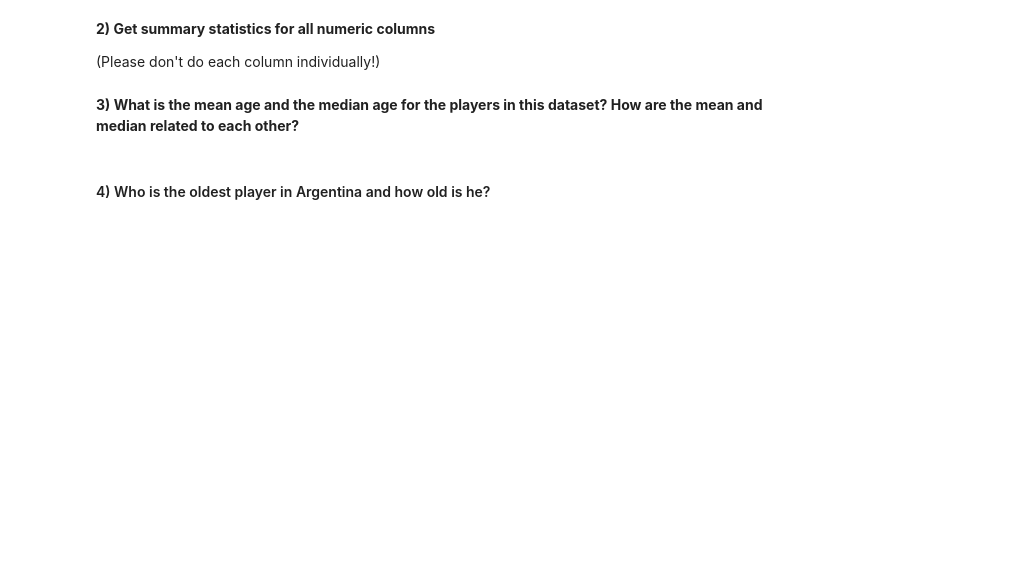
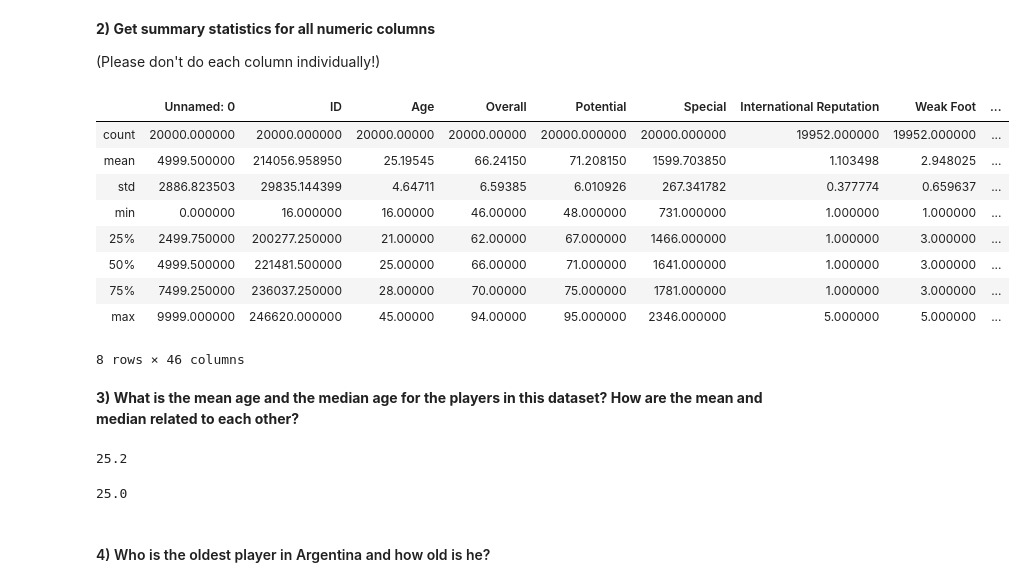
Before and after one commit to sydroth/chicago-102819, a Jupyter notebook: module_1/mod_1_assessment/index.ipynb, the cells around one changed output. Cells and saved outputs as stored; diff of their text form; code cells hidden in the pictures; blank space fills up the shorter version.

```diff
--- a/module_1/mod_1_assessment/index.ipynb
+++ b/module_1/mod_1_assessment/index.ipynb
@@ -256,3 +278,5 @@ Create a new column that has the 'release_clause' in dollars.
 1.2 Dollars = 1 Euro.</b>
 # %%
 # code here to convert the column of euros to dollarss
+df['Release Clause Dollars'] = (df['Release Clause'] * 1.2)
+df.head(5)
@@ -262,10 +294,29 @@ Create a new column that has the 'release_clause' in dollars.
 (Please don't do each column individually!)</b>
 # %%
 # code here
+df.describe(include= np.number)
+# %% [output]
+|  | Unnamed: 0 | ID | Age | Overall | Potential | Special | International Reputation | Weak Foot | ... |
+| count | 20000.000000 | 20000.000000 | 20000.00000 | 20000.00000 | 20000.000000 | 20000.000000 | 19952.000000 | 19952.000000 | ... |
+| mean | 4999.500000 | 214056.958950 | 25.19545 | 66.24150 | 71.208150 | 1599.703850 | 1.103498 | 2.948025 | ... |
+| std | 2886.823503 | 29835.144399 | 4.64711 | 6.59385 | 6.010926 | 267.341782 | 0.377774 | 0.659637 | ... |
+| min | 0.000000 | 16.000000 | 16.00000 | 46.00000 | 48.000000 | 731.000000 | 1.000000 | 1.000000 | ... |
+| 25% | 2499.750000 | 200277.250000 | 21.00000 | 62.00000 | 67.000000 | 1466.000000 | 1.000000 | 3.000000 | ... |
+| 50% | 4999.500000 | 221481.500000 | 25.00000 | 66.00000 | 71.000000 | 1641.000000 | 1.000000 | 3.000000 | ... |
+| 75% | 7499.250000 | 236037.250000 | 28.00000 | 70.00000 | 75.000000 | 1781.000000 | 1.000000 | 3.000000 | ... |
+| max | 9999.000000 | 246620.000000 | 45.00000 | 94.00000 | 95.000000 | 2346.000000 | 5.000000 | 5.000000 | ... |
+8 rows × 46 columns
 # %% [markdown]
 <b>3) What is the mean age and the median age for the players in this dataset?  How are the mean and median related to each other?</b>
 # %%
 # code here
+df['Age'].mean().round(2)
+# %% [output]
+25.2
+# %%
+df['Age'].median()
+# %% [output]
+25.0
 # %%
 # Your written answer here
 # %% [markdown]
```
Also changed, not shown: parts of 7 cells of this notebook.
